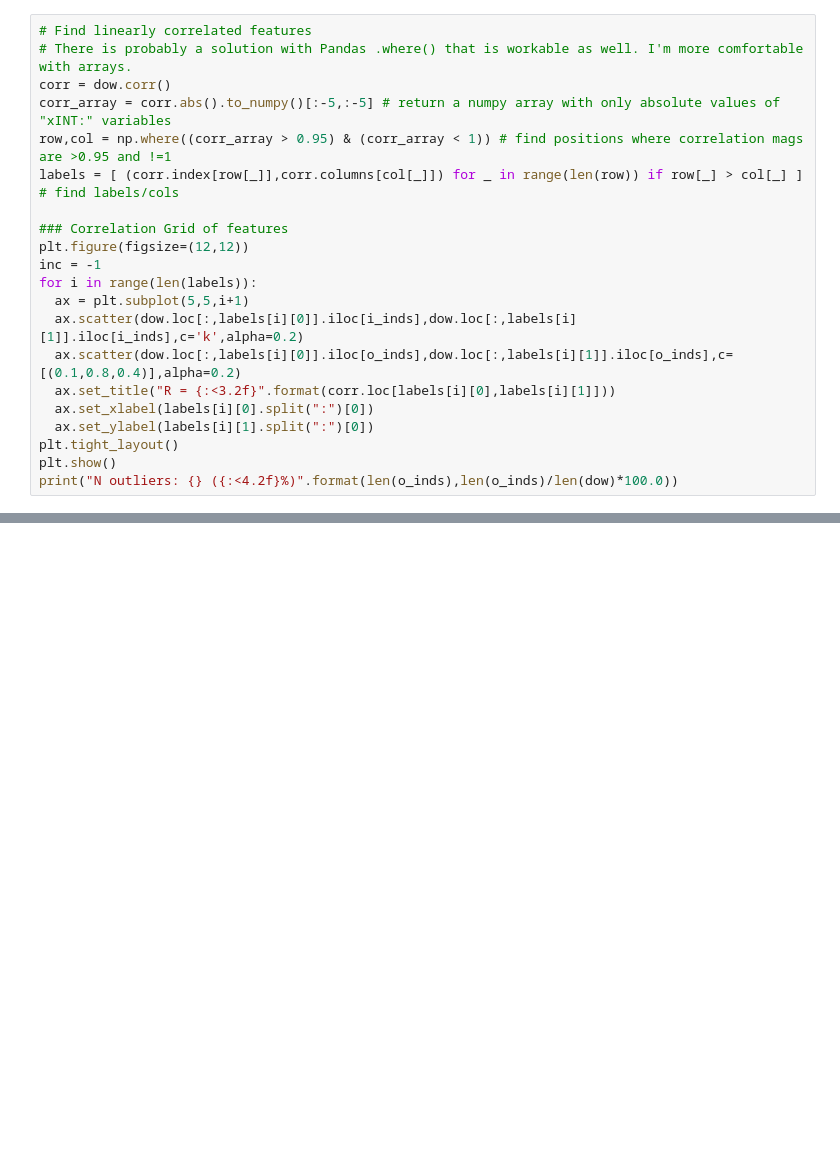
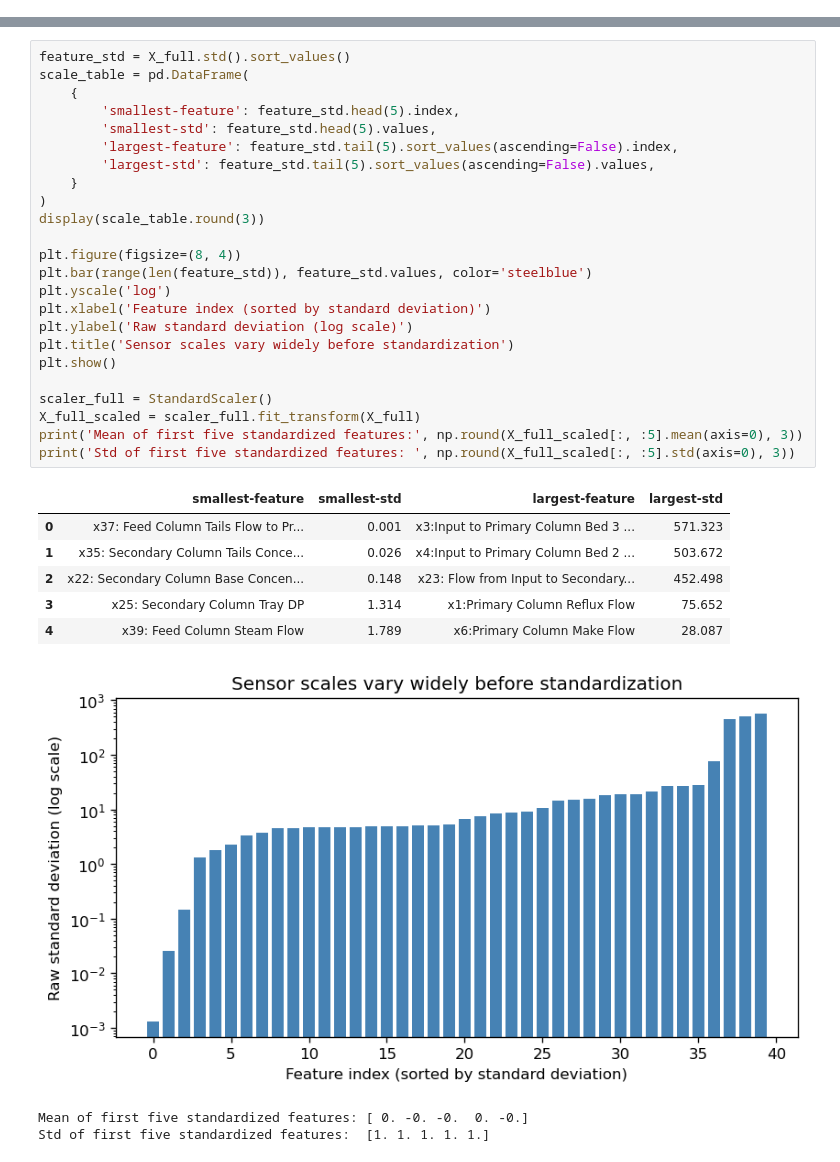
Before and after one commit to SECQUOIA/PU_CHE597_S2025, a Jupyter notebook: 21-EoA_Clustering/Elements_of_Data_Analysis.ipynb, the cells around one changed output, grey strips where cells are left out. Cells and saved outputs as stored; diff of their text form; blank space fills up the shorter version.

```diff
--- a/21-EoA_Clustering/Elements_of_Data_Analysis.ipynb
+++ b/21-EoA_Clustering/Elements_of_Data_Analysis.ipynb
@@ -782,21 +16,0 @@ When we previously investigated the correlation plots, we also saw a separation
-# %%
-# Find linearly correlated features
-# There is probably a solution with Pandas .where() that is workable as well. I'm more comfortable with arrays.
-corr = dow.corr()
-corr_array = corr.abs().to_numpy()[:-5,:-5] # return a numpy array with only absolute values of "xINT:" variables
-row,col = np.where((corr_array > 0.95) & (corr_array < 1)) # find positions where correlation mags are >0.95 and !=1
-labels = [ (corr.index[row[_]],corr.columns[col[_]]) for _ in range(len(row)) if row[_] > col[_] ] # find labels/cols
-
-### Correlation Grid of features
-plt.figure(figsize=(12,12))
-inc = -1
-for i in range(len(labels)):
-  ax = plt.subplot(5,5,i+1)
-  ax.scatter(dow.loc[:,labels[i][0]].iloc[i_inds],dow.loc[:,labels[i][1]].iloc[i_inds],c='k',alpha=0.2)
-  ax.scatter(dow.loc[:,labels[i][0]].iloc[o_inds],dow.loc[:,labels[i][1]].iloc[o_inds],c=[(0.1,0.8,0.4)],alpha=0.2)
-  ax.set_title("R = {:<3.2f}".format(corr.loc[labels[i][0],labels[i][1]]))
-  ax.set_xlabel(labels[i][0].split(":")[0])
-  ax.set_ylabel(labels[i][1].split(":")[0])
-plt.tight_layout()
-plt.show()
-print("N outliers: {} ({:<4.2f}%)".format(len(o_inds),len(o_inds)/len(dow)*100.0))
@@ -816,0 +172,34 @@ The printed counts show how many samples are flagged as outliers vs regular oper
+# %%
+feature_std = X_full.std().sort_values()
+scale_table = pd.DataFrame(
+    {
+        'smallest-feature': feature_std.head(5).index,
+        'smallest-std': feature_std.head(5).values,
+        'largest-feature': feature_std.tail(5).sort_values(ascending=False).index,
+        'largest-std': feature_std.tail(5).sort_values(ascending=False).values,
+    }
+)
+display(scale_table.round(3))
+
+plt.figure(figsize=(8, 4))
+plt.bar(range(len(feature_std)), feature_std.values, color='steelblue')
+plt.yscale('log')
+plt.xlabel('Feature index (sorted by standard deviation)')
+plt.ylabel('Raw standard deviation (log scale)')
+plt.title('Sensor scales vary widely before standardization')
+plt.show()
+
+scaler_full = StandardScaler()
+X_full_scaled = scaler_full.fit_transform(X_full)
+print('Mean of first five standardized features:', np.round(X_full_scaled[:, :5].mean(axis=0), 3))
+print('Std of first five standardized features: ', np.round(X_full_scaled[:, :5].std(axis=0), 3))
+# %% [output]
+|  | smallest-feature | smallest-std | largest-feature | largest-std |
+| 0 | x37: Feed Column Tails Flow to Pr... | 0.001 | x3:Input to Primary Column Bed 3 ... | 571.323 |
+| 1 | x35: Secondary Column Tails Conce... | 0.026 | x4:Input to Primary Column Bed 2 ... | 503.672 |
+| 2 | x22: Secondary Column Base Concen... | 0.148 | x23: Flow from Input to Secondary... | 452.498 |
+| 3 | x25: Secondary Column Tray DP | 1.314 | x1:Primary Column Reflux Flow | 75.652 |
+| 4 | x39: Feed Column Steam Flow | 1.789 | x6:Primary Column Make Flow | 28.087 |
+[figure, added]
+Mean of first five standardized features: [ 0. -0. -0.  0. -0.]
+Std of first five standardized features:  [1. 1. 1. 1. 1.]
```
Also changed, not shown: parts of 99 cells of this notebook.
